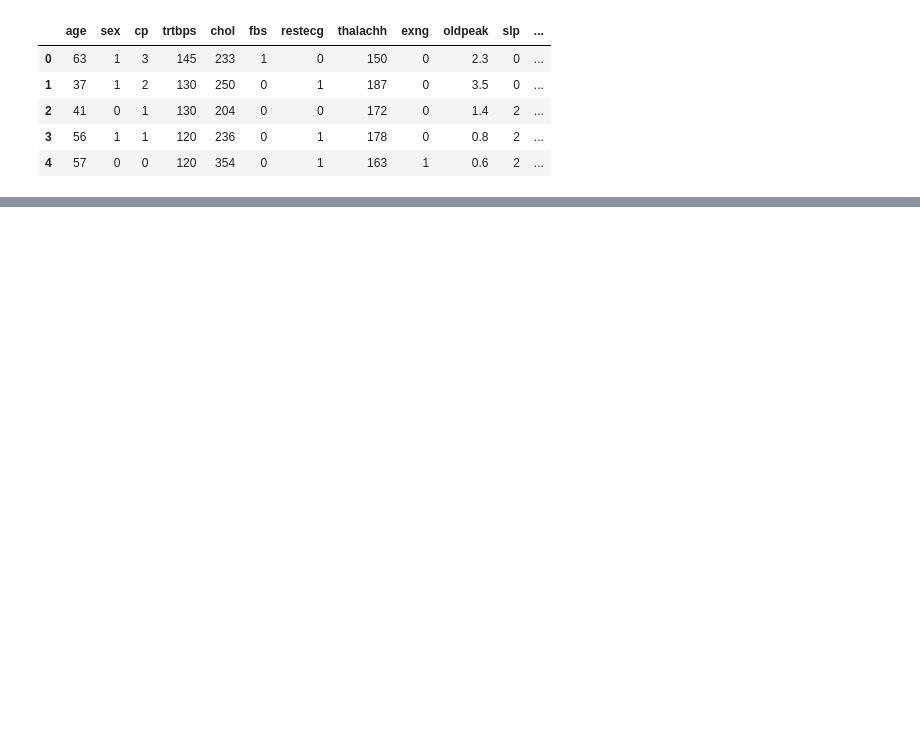
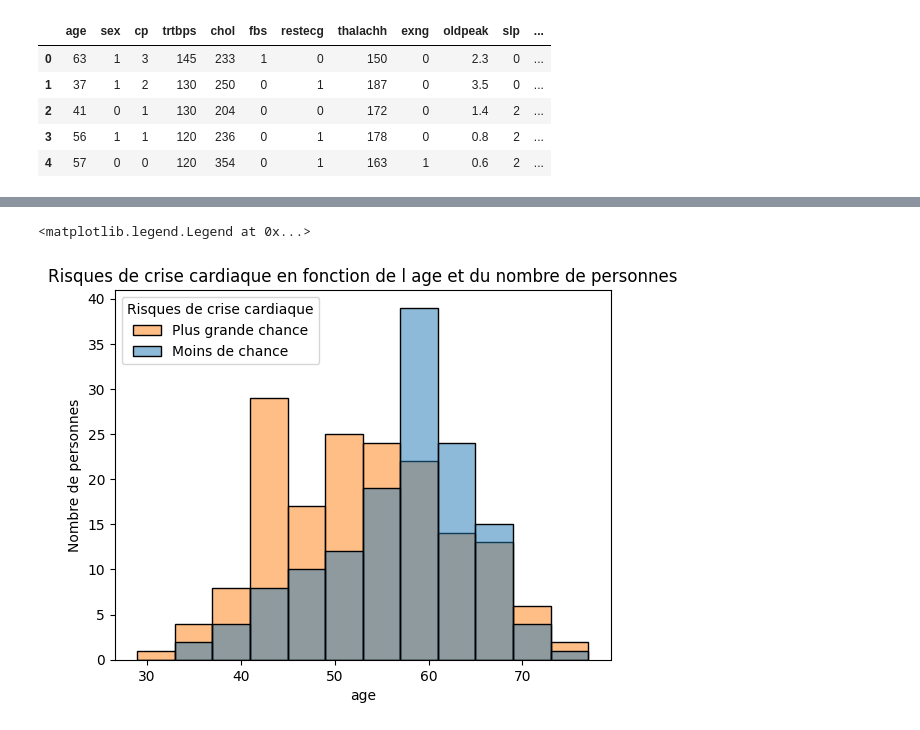
Before and after one commit to ErtKid/Projet-Pr-diction-des-crises-cardiaques, a Jupyter notebook: Projet_Prédiction_des_crises_cardiaques.ipynb, the cells around one changed output, grey strips where cells are left out. Cells and saved outputs as stored; diff of their text form; code cells hidden in the pictures; blank space fills up the shorter version.

```diff
--- a/Projet_Prédiction_des_crises_cardiaques.ipynb
+++ b/Projet_Prédiction_des_crises_cardiaques.ipynb
@@ -70,0 +54,21 @@ cible :
+# %%
+import matplotlib.pyplot as plt
+df = pd.read_csv('heart.csv')
+#df.info()
+#df.describe()
+
+fig, ax = plt.subplots()
+
+sns.histplot(x='age', data=df, kde=False, hue='output',)
+ax.set_title('Risques de crise cardiaque en fonction de l age et du nombre de personnes')
+ax.set_ylabel('Nombre de personnes')
+ax.set_xlabel('age')
+ax.legend(title='Risques de crise cardiaque',
+             labels=['Plus grande chance','Moins de chance'],
+             loc='upper left')
+
+#sns.countplot(x=df["age"], ax=ax[1])
+#sns.boxplot(data=df, x='output', y='age', ax=ax[1]).set(title='Risques de crise cardiaque en fonction de l age')
+# %% [output]
+<matplotlib.legend.Legend at 0x...>
+[figure, added]
```
Also changed, not shown: parts of 9 cells of this notebook.
